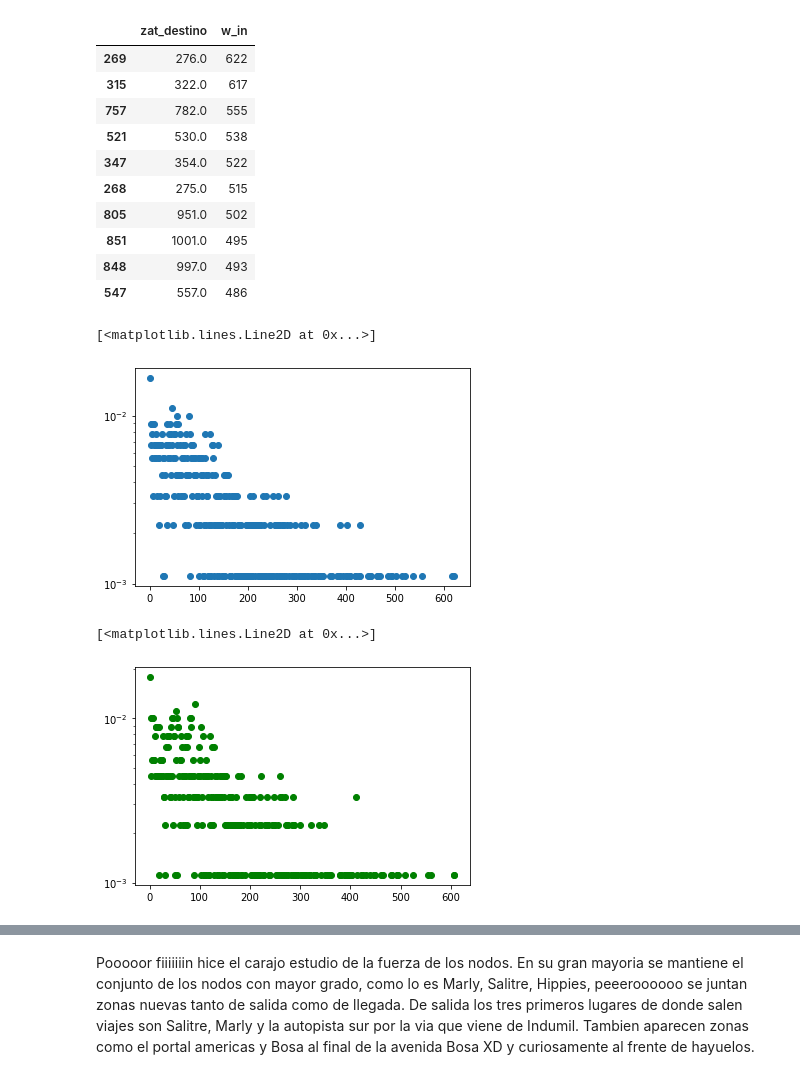
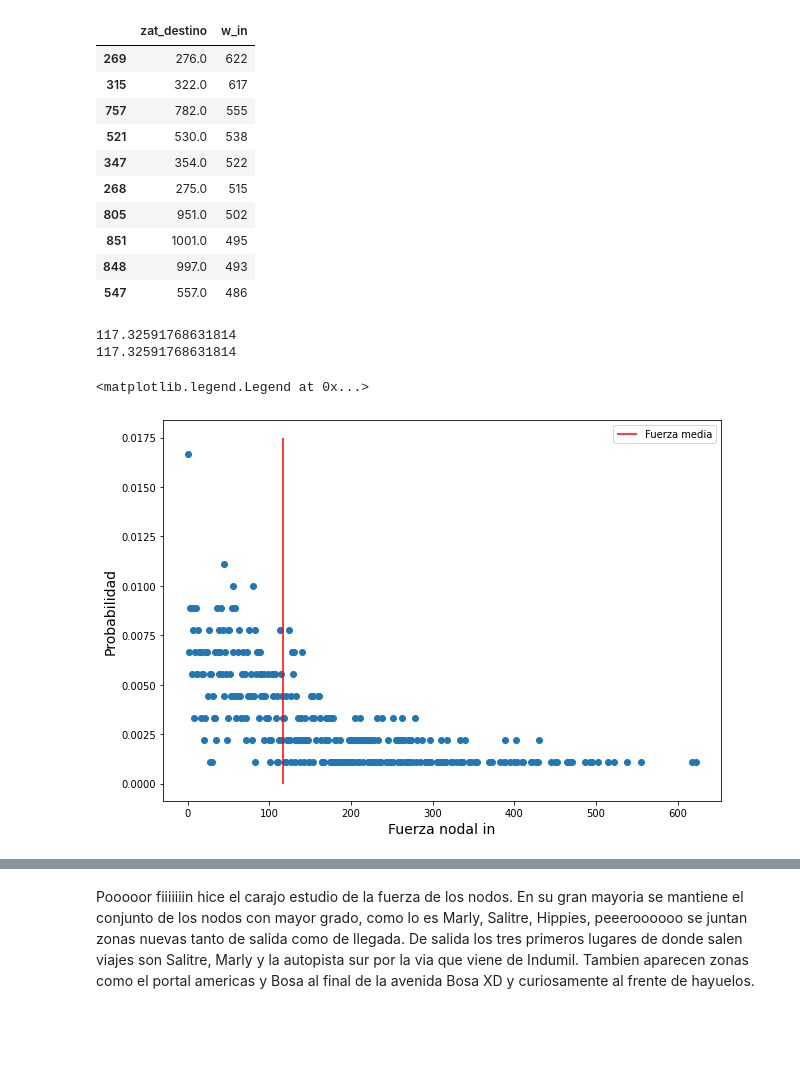
Before and after one commit to saramirezva/Tesis-congestion-Bogota, a Jupyter notebook: Red_completa_Bogota.ipynb, the cells around one changed output, grey strips where cells are left out. Drawn from its saved outputs; the diff is of its cells as text; code cells hidden in the pictures; blank space fills up the shorter version.

```diff
--- a/Red_completa_Bogota.ipynb
+++ b/Red_completa_Bogota.ipynb
@@ -453,13 +457,21 @@ df_w_in.head(10)
 # %%
 x_in, y_in = count(np.asarray(df_w_in['w_in']))
 x_out, y_out = count(np.asarray(df_w_out['w_out']))
+str_in_mean = np.mean(np.asarray(df_w_in['w_in']))
+str_out_mean = np.mean(np.asarray(df_w_out['w_out']))
+print(str_out_mean)
+print(str_in_mean)
+# %% [output]
+117.32591768631814
+117.32591768631814
-# %%
-plt.semilogy(x_in, y_in/sum(y_in), 'o')
-# %% [output]
-[<matplotlib.lines.Line2D at 0x...>]
-[figure, removed]
-# %%
-plt.semilogy(x_out, y_out/sum(y_out), 'o', color = 'g')
-# %% [output]
-[<matplotlib.lines.Line2D at 0x...>]
-[figure, removed]
+# %%
+# Distribucion de probabilidad de la fuerza nodal in
+plt.figure(figsize = (10,7))
+plt.plot(x_in, y_in/sum(y_in), 'o')
+plt.vlines(str_in_mean, 0, 0.0175, color = 'r',label = 'Fuerza media')
+plt.xlabel('Fuerza nodal in', fontsize = 14)
+plt.ylabel('Probabilidad', fontsize = 14)
+plt.legend()
+# %% [output]
+<matplotlib.legend.Legend at 0x...>
+[figure, added]
```
Also changed, not shown: parts of 15 cells of this notebook.
